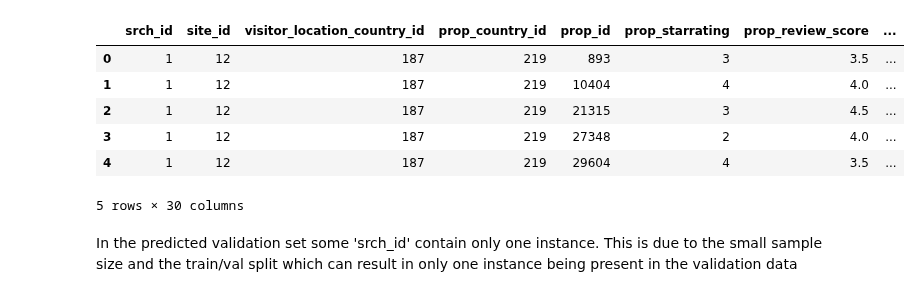
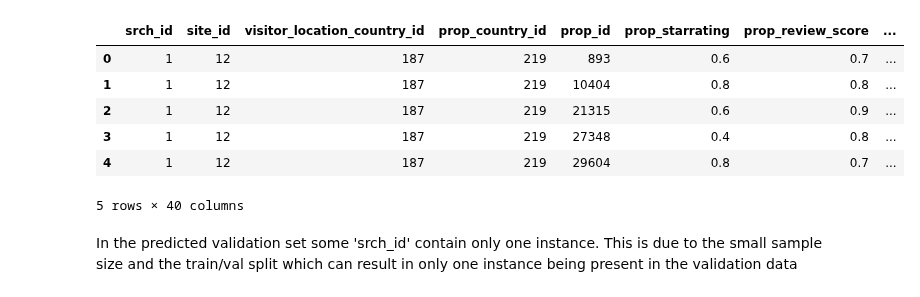
Before and after one commit to QST23/course_dmt, a Jupyter notebook: ass2/XGBoost.ipynb, the cells around one changed output. Drawn from its saved outputs; the diff is of its cells as text; code cells hidden in the pictures.

Commit message:
update FE and data cleaning

```diff
--- a/ass2/XGBoost.ipynb
+++ b/ass2/XGBoost.ipynb
@@ -1,18 +1,18 @@
 # %%
 import pandas as pd
 import numpy as np
 import xgboost as xgb
 from sklearn.model_selection import train_test_split
 
 # Load the data
-df = pd.read_csv("datasets/data_cleaned.csv")
+df = pd.read_csv("datasets/feature_engineered_data.csv")
 df.head()
 # %% [output]
 |  | srch_id | site_id | visitor_location_country_id | prop_country_id | prop_id | prop_starrating | prop_review_score | ... |
-| 0 | 1 | 12 | 187 | 219 | 893 | 3 | 3.5 | ... |
-| 1 | 1 | 12 | 187 | 219 | 10404 | 4 | 4.0 | ... |
-| 2 | 1 | 12 | 187 | 219 | 21315 | 3 | 4.5 | ... |
-| 3 | 1 | 12 | 187 | 219 | 27348 | 2 | 4.0 | ... |
-| 4 | 1 | 12 | 187 | 219 | 29604 | 4 | 3.5 | ... |
+| 0 | 1 | 12 | 187 | 219 | 893 | 0.6 | 0.7 | ... |
+| 1 | 1 | 12 | 187 | 219 | 10404 | 0.8 | 0.8 | ... |
+| 2 | 1 | 12 | 187 | 219 | 21315 | 0.6 | 0.9 | ... |
+| 3 | 1 | 12 | 187 | 219 | 27348 | 0.4 | 0.8 | ... |
+| 4 | 1 | 12 | 187 | 219 | 29604 | 0.8 | 0.7 | ... |
-5 rows × 30 columns
+5 rows × 40 columns
 # %%
```
Also changed, not shown: parts of 3 cells of this notebook, 8 other files.
